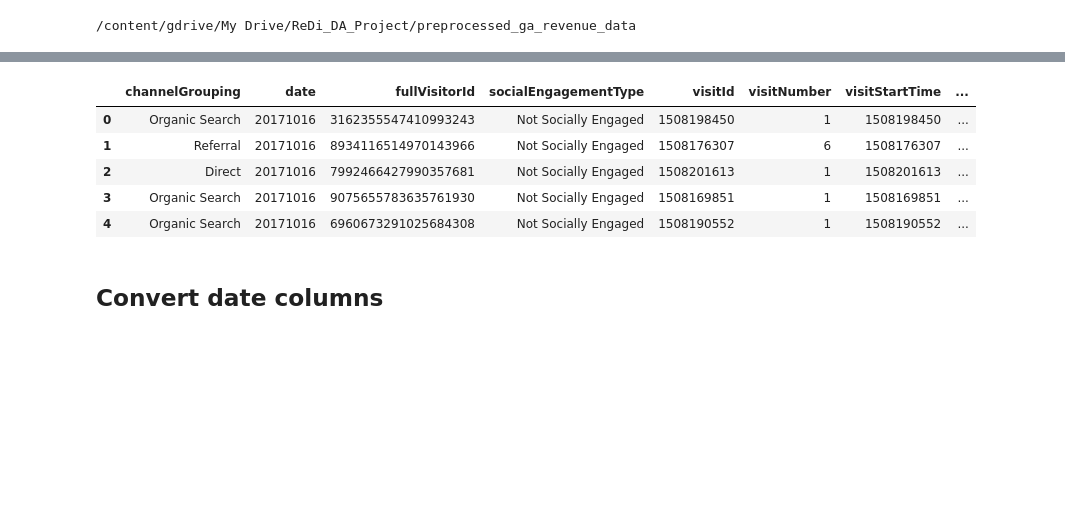
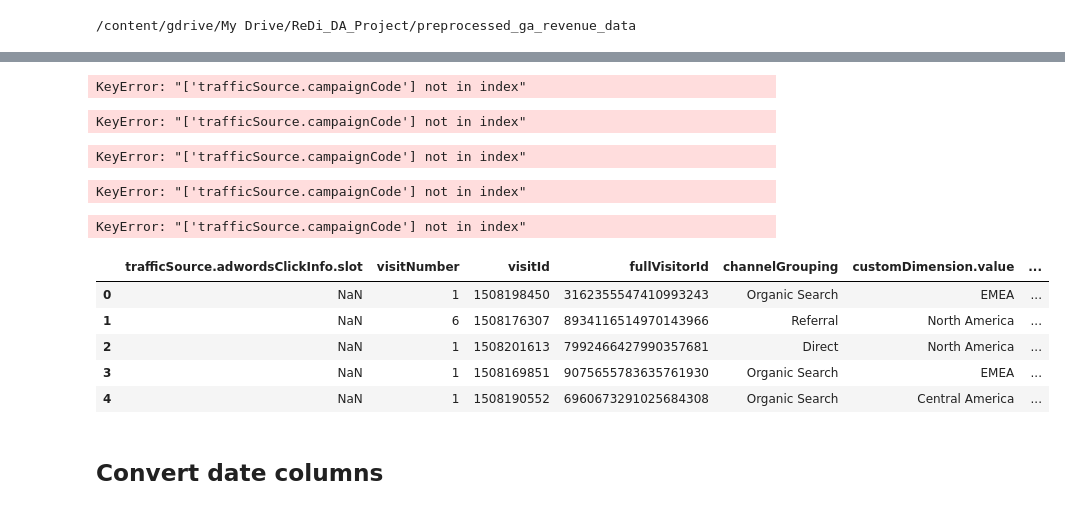
Before and after one commit to AsiMrz/MAYC_ML_Revenue_Prediction, a Jupyter notebook: Cleaning_Data.ipynb, the cells around one changed output, grey strips where cells are left out. Cells and saved outputs as stored; diff of their text form; code cells hidden in the pictures; blank space fills up the shorter version.

Commit message:
Using the full data

```diff
--- a/Cleaning_Data.ipynb
+++ b/Cleaning_Data.ipynb
@@ -36,5 +36,16 @@ from pandas.io.json import json_normalize
 %matplotlib inline
 # %%
 # load training data set info a df
-df_train = pd.read_pickle('train_flat_no_hits.pkl')
-#df_test = pd.read_pickle('test_flat_no_hits.pkl')
+traindata = pd.read_pickle('train_flat_no_hits.pkl')
+testdata = pd.read_pickle('test_flat_no_hits.pkl')
+# %%
+# add a marker so that you know which dataset is which
+traindata['dataset'] = 'train'
+testdata['dataset'] = 'test'
+traindata.drop('trafficSource.campaignCode',axis=1,inplace= True) #the test doesnt have trafficSource.campaignCode column,
+#so i droped it from the train set
+col_order = list(set(traindata.columns.tolist() + testdata.columns.tolist()))
+traindata = deepcopy(traindata[col_order])
+testdata = deepcopy(testdata[col_order])
+# append the two together
+all_data = traindata[col_order].append(testdata)
@@ -41,12 +68,52 @@ df_train = pd.read_pickle('train_flat_no_hits.pkl')
+# %%
+# make sure the columns are in the same order in both train and test.
+# the deepcopy is just to have a copy of the original even after joining them
+col_order = list(set(traindata.columns.tolist() + testdata.columns.tolist()))
+traindata = deepcopy(traindata[col_order])
+testdata = deepcopy(testdata[col_order])
+# %% [output]
+KeyError: "['trafficSource.campaignCode'] not in index"
+# %%
+# make sure the columns are in the same order in both train and test.
+# the deepcopy is just to have a copy of the original even after joining them
+col_order = list(set(traindata.columns.tolist() + testdata.columns.tolist()))
+traindata = deepcopy(traindata[col_order])
+testdata = deepcopy(testdata[col_order])
+# %% [output]
+KeyError: "['trafficSource.campaignCode'] not in index"
+# %%
+# make sure the columns are in the same order in both train and test.
+# the deepcopy is just to have a copy of the original even after joining them
+col_order = list(set(traindata.columns.tolist() + testdata.columns.tolist()))
+traindata = deepcopy(traindata[col_order])
+testdata = deepcopy(testdata[col_order])
+# %% [output]
+KeyError: "['trafficSource.campaignCode'] not in index"
+# %%
+# make sure the columns are in the same order in both train and test.
+# the deepcopy is just to have a copy of the original even after joining them
+col_order = list(set(traindata.columns.tolist() + testdata.columns.tolist()))
+traindata = deepcopy(traindata[col_order])
+testdata = deepcopy(testdata[col_order])
+# %% [output]
+KeyError: "['trafficSource.campaignCode'] not in index"
+# %%
+# make sure the columns are in the same order in both train and test.
+# the deepcopy is just to have a copy of the original even after joining them
+col_order = list(set(traindata.columns.tolist() + testdata.columns.tolist()))
+traindata = deepcopy(traindata[col_order])
+testdata = deepcopy(testdata[col_order])
+# %% [output]
+KeyError: "['trafficSource.campaignCode'] not in index"
 # %%
-df_train.head()
+all_data.head()
 # %% [output]
-|  | channelGrouping | date | fullVisitorId | socialEngagementType | visitId | visitNumber | visitStartTime | ... |
-| 0 | Organic Search | 20171016 | 3162355547410993243 | Not Socially Engaged | 1508198450 | 1 | 1508198450 | ... |
-| 1 | Referral | 20171016 | 8934116514970143966 | Not Socially Engaged | 1508176307 | 6 | 1508176307 | ... |
-| 2 | Direct | 20171016 | 7992466427990357681 | Not Socially Engaged | 1508201613 | 1 | 1508201613 | ... |
-| 3 | Organic Search | 20171016 | 9075655783635761930 | Not Socially Engaged | 1508169851 | 1 | 1508169851 | ... |
-| 4 | Organic Search | 20171016 | 6960673291025684308 | Not Socially Engaged | 1508190552 | 1 | 1508190552 | ... |
+|  | trafficSource.adwordsClickInfo.slot | visitNumber | visitId | fullVisitorId | channelGrouping | customDimension.value | ... |
+| 0 | NaN | 1 | 1508198450 | 3162355547410993243 | Organic Search | EMEA | ... |
+| 1 | NaN | 6 | 1508176307 | 8934116514970143966 | Referral | North America | ... |
+| 2 | NaN | 1 | 1508201613 | 7992466427990357681 | Direct | North America | ... |
+| 3 | NaN | 1 | 1508169851 | 9075655783635761930 | Organic Search | EMEA | ... |
+| 4 | NaN | 1 | 1508190552 | 6960673291025684308 | Organic Search | Central America | ... |
 # %% [markdown]
 ## Convert date columns
 # %%
```
Also changed, not shown: parts of 12 cells of this notebook.
